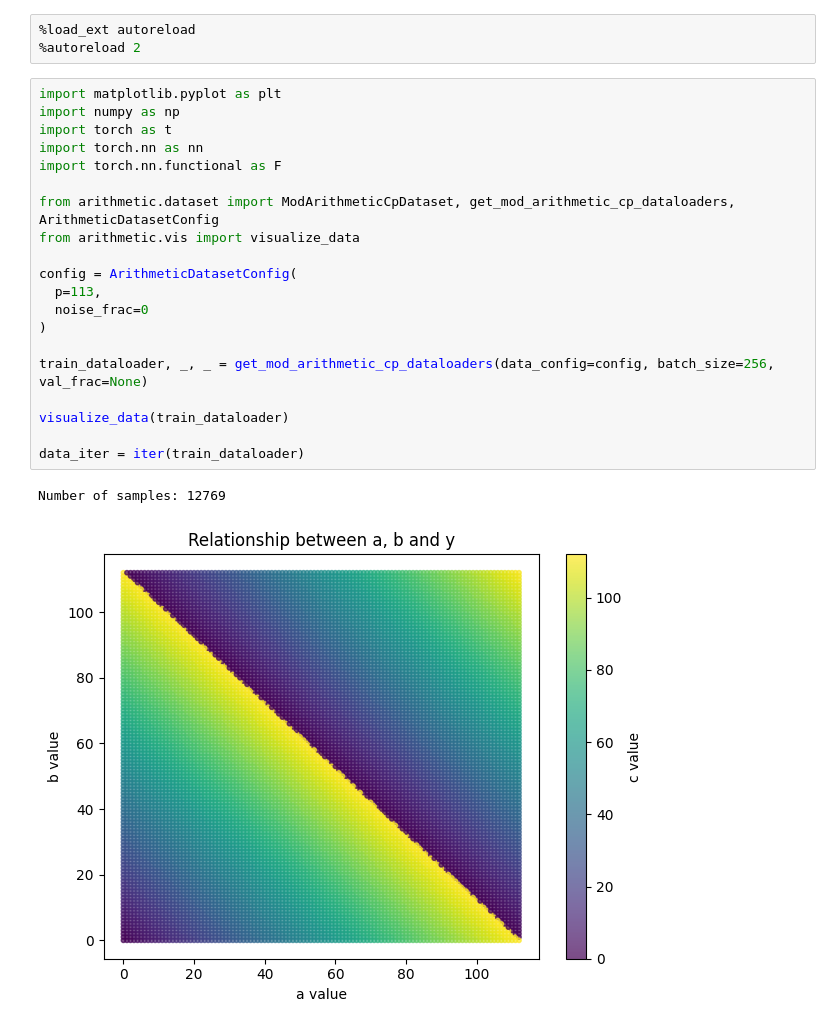
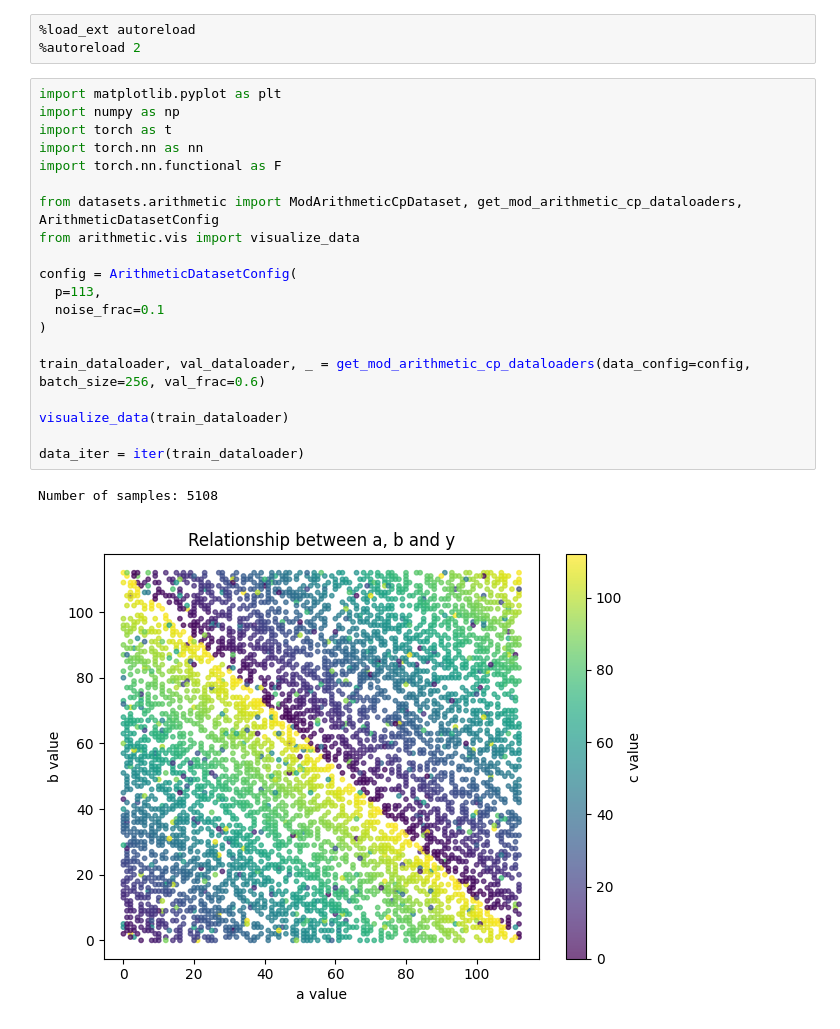
Before and after one commit to uzairname/manifold-learning, a Jupyter notebook: arithmetic.ipynb, the cells around one changed output. Drawn from its saved outputs; the diff is of its cells as text.

```diff
--- a/arithmetic.ipynb
+++ b/arithmetic.ipynb
@@ -4,24 +4,24 @@
 # %%
 import matplotlib.pyplot as plt
 import numpy as np
 import torch as t
 import torch.nn as nn
 import torch.nn.functional as F
 
-from arithmetic.dataset import ModArithmeticCpDataset, get_mod_arithmetic_cp_dataloaders, ArithmeticDatasetConfig
+from datasets.arithmetic import ModArithmeticCpDataset, get_mod_arithmetic_cp_dataloaders, ArithmeticDatasetConfig
 from arithmetic.vis import visualize_data
 
 config = ArithmeticDatasetConfig(
   p=113,
-  noise_frac=0
+  noise_frac=0.1
 )
 
-train_dataloader, _, _ = get_mod_arithmetic_cp_dataloaders(data_config=config, batch_size=256, val_frac=None)
+train_dataloader, val_dataloader, _ = get_mod_arithmetic_cp_dataloaders(data_config=config, batch_size=256, val_frac=0.6)
 
 visualize_data(train_dataloader)
 
 data_iter = iter(train_dataloader)
 # %% [output]
-Number of samples: 12769
+Number of samples: 5108
-[figure, old version]
+[figure, new version]
 # %%
```
Also changed, not shown: parts of 4 cells of this notebook, 20 other files.
